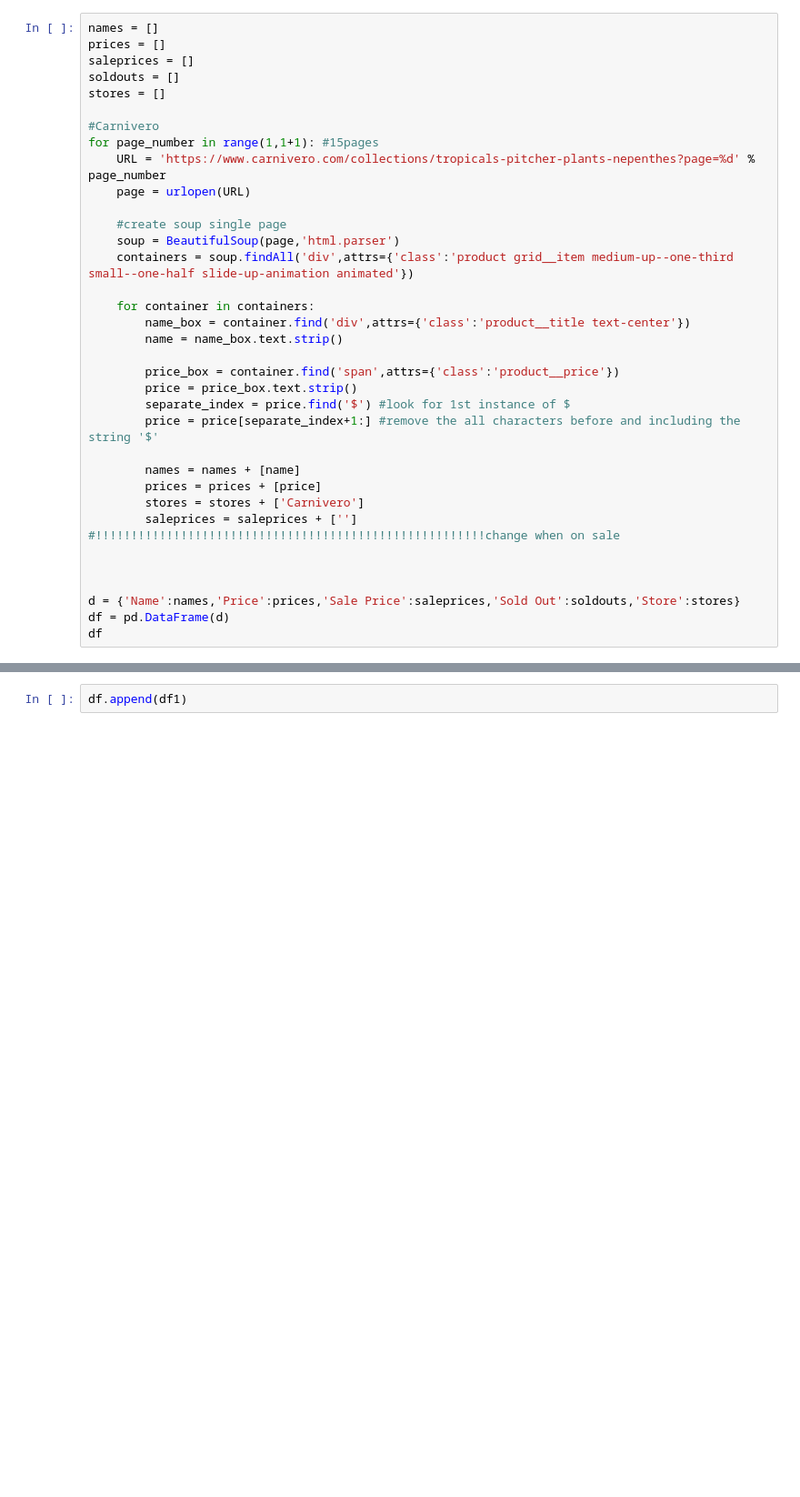
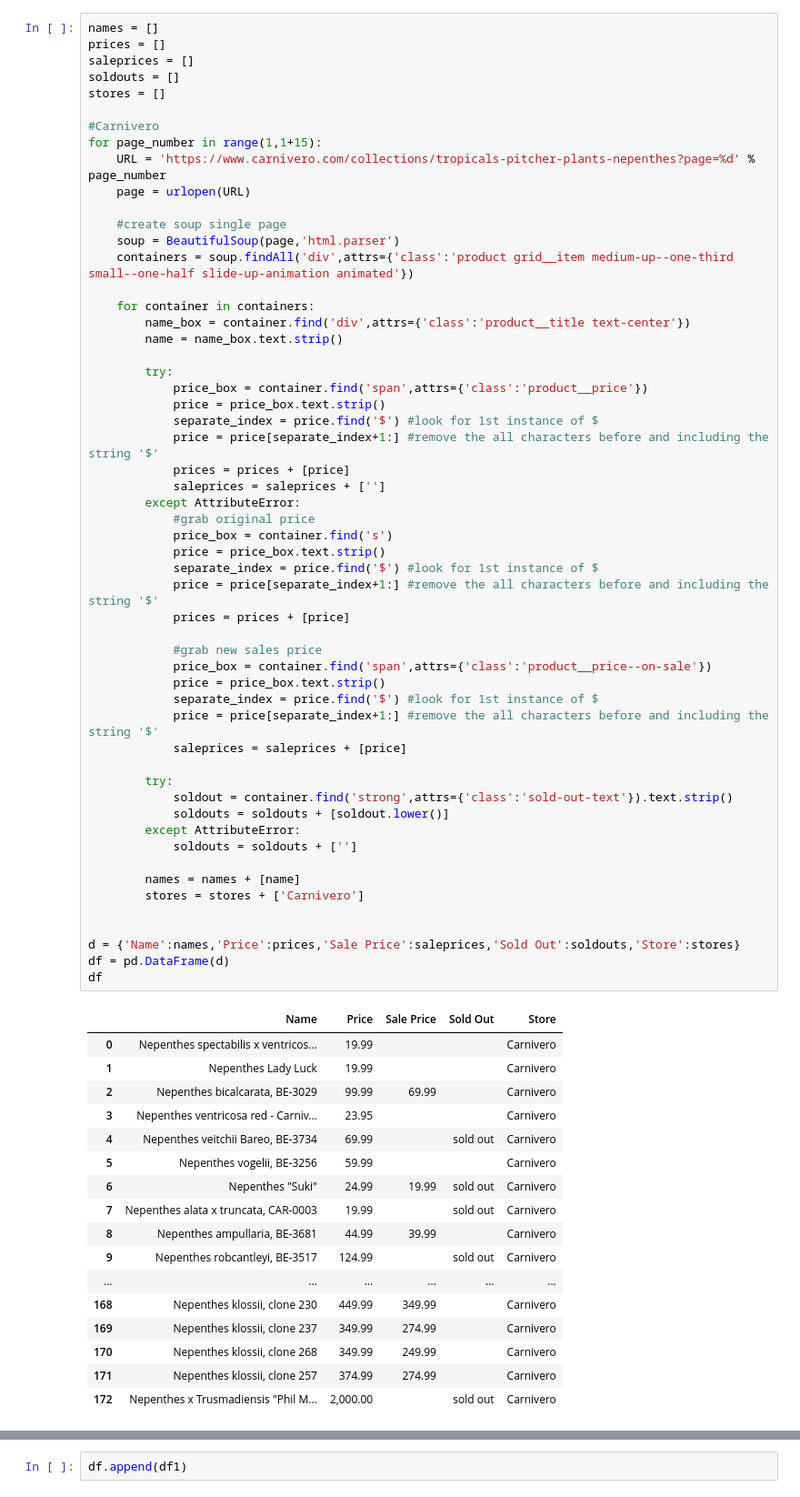
Before and after one commit to jsc034/Garden, a Jupyter notebook: Carnivorous Plant Database.ipynb, the cells around one changed output, grey strips where cells are left out. Shown: that part at 91% size. Cells and saved outputs as stored; diff of their text form; blank space fills up the shorter version.

```diff
--- a/Carnivorous Plant Database.ipynb
+++ b/Carnivorous Plant Database.ipynb
@@ -6,36 +102,73 @@ from bs4 import BeautifulSoup
 # %%
 names = []
 prices = []
 saleprices = []
 soldouts = []
 stores = []
 
 #Carnivero
-for page_number in range(1,1+1): #15pages
+for page_number in range(1,1+15):
     URL = 'https://www.carnivero.com/collections/tropicals-pitcher-plants-nepenthes?page=%d' % page_number
     page = urlopen(URL)
 
     #create soup single page
     soup = BeautifulSoup(page,'html.parser')
     containers = soup.findAll('div',attrs={'class':'product grid__item medium-up--one-third small--one-half slide-up-animation animated'})
 
     for container in containers:
         name_box = container.find('div',attrs={'class':'product__title text-center'})
         name = name_box.text.strip()
 
-        price_box = container.find('span',attrs={'class':'product__price'})
-        price = price_box.text.strip()
-        separate_index = price.find('$') #look for 1st instance of $
-        price = price[separate_index+1:] #remove the all characters before and including the string '$'
+        try:
+            price_box = container.find('span',attrs={'class':'product__price'})
+            price = price_box.text.strip()
+            separate_index = price.find('$') #look for 1st instance of $
+            price = price[separate_index+1:] #remove the all characters before and including the string '$'
+            prices = prices + [price]
+            saleprices = saleprices + ['']
+        except AttributeError:
+            #grab original price
+            price_box = container.find('s')
+            price = price_box.text.strip()
+            separate_index = price.find('$') #look for 1st instance of $
+            price = price[separate_index+1:] #remove the all characters before and including the string '$'
+            prices = prices + [price]
+
+            #grab new sales price
+            price_box = container.find('span',attrs={'class':'product__price--on-sale'})
+            price = price_box.text.strip()
+            separate_index = price.find('$') #look for 1st instance of $
+            price = price[separate_index+1:] #remove the all characters before and including the string '$'
+            saleprices = saleprices + [price]
+
+        try:
+            soldout = container.find('strong',attrs={'class':'sold-out-text'}).text.strip()
+            soldouts = soldouts + [soldout.lower()]
+        except AttributeError:
+            soldouts = soldouts + ['']
 
         names = names + [name]
-        prices = prices + [price]
         stores = stores + ['Carnivero']
-        saleprices = saleprices + [''] #!!!!!!!!!!!!!!!!!!!!!!!!!!!!!!!!!!!!!!!!!!!!!!!!!!!!!!!change when on sale
-
 
 
 d = {'Name':names,'Price':prices,'Sale Price':saleprices,'Sold Out':soldouts,'Store':stores}
 df = pd.DataFrame(d)
 df
 # %% [output]
+|  | Name | Price | Sale Price | Sold Out | Store |
+| 0 | Nepenthes spectabilis x ventricos... | 19.99 |  |  | Carnivero |
+| 1 | Nepenthes Lady Luck | 19.99 |  |  | Carnivero |
+| 2 | Nepenthes bicalcarata, BE-3029 | 99.99 | 69.99 |  | Carnivero |
+| 3 | Nepenthes ventricosa red - Carniv... | 23.95 |  |  | Carnivero |
+| 4 | Nepenthes veitchii Bareo, BE-3734 | 69.99 |  | sold out | Carnivero |
+| 5 | Nepenthes vogelii, BE-3256 | 59.99 |  |  | Carnivero |
+| 6 | Nepenthes "Suki" | 24.99 | 19.99 | sold out | Carnivero |
+| 7 | Nepenthes alata x truncata, CAR-0003 | 19.99 |  | sold out | Carnivero |
+| 8 | Nepenthes ampullaria, BE-3681 | 44.99 | 39.99 |  | Carnivero |
+| 9 | Nepenthes robcantleyi, BE-3517 | 124.99 |  | sold out | Carnivero |
+| ... | ... | ... | ... | ... | ... |
+| 168 | Nepenthes klossii, clone 230 | 449.99 | 349.99 |  | Carnivero |
+| 169 | Nepenthes klossii, clone 237 | 349.99 | 274.99 |  | Carnivero |
+| 170 | Nepenthes klossii, clone 268 | 349.99 | 249.99 |  | Carnivero |
+| 171 | Nepenthes klossii, clone 257 | 374.99 | 274.99 |  | Carnivero |
+| 172 | Nepenthes x Trusmadiensis "Phil M... | 2,000.00 |  | sold out | Carnivero |
```
Also changed, not shown: parts of 7 cells of this notebook.
